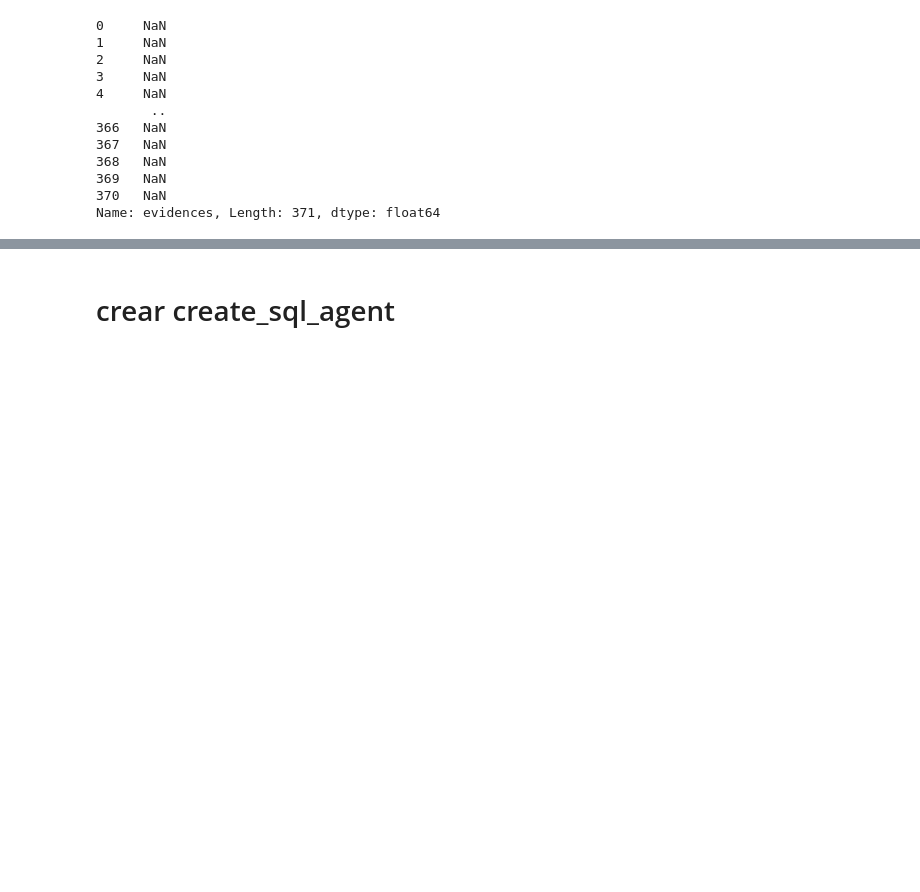
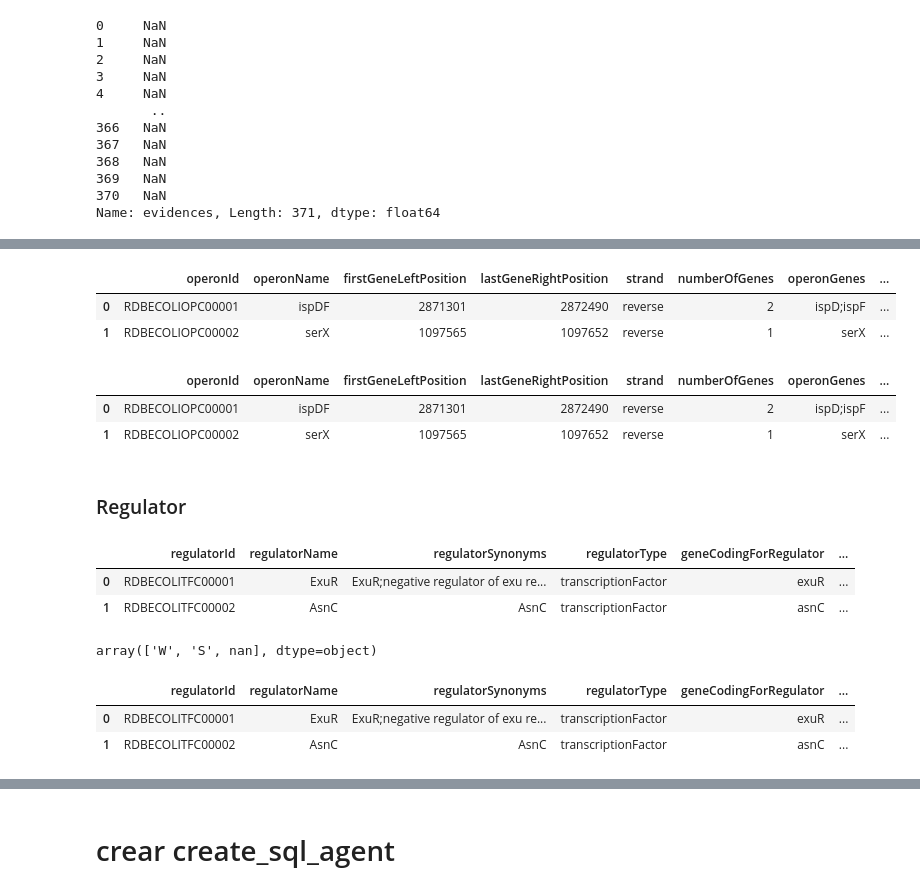
Before and after one commit to LeonelValencia/curso-langchain-qa-documents, a Jupyter notebook: notebooks/agente_sql.ipynb, the cells around one changed output, grey strips where cells are left out. Drawn from its saved outputs; the diff is of its cells as text; code cells hidden in the pictures; blank space fills up the shorter version.

```diff
--- a/notebooks/agente_sql.ipynb
+++ b/notebooks/agente_sql.ipynb
@@ -113,0 +156,6 @@ df_terminator.to_csv("../data/TerminatorSet.tsv", sep="\t", index=False)
+# %%
+df_operon.head(2)
+# %% [output]
+|  | operonId | operonName | firstGeneLeftPosition | lastGeneRightPosition | strand | numberOfGenes | operonGenes | ... |
+| 0 | RDBECOLIOPC00001 | ispDF | 2871301 | 2872490 | reverse | 2 | ispD;ispF | ... |
+| 1 | RDBECOLIOPC00002 | serX | 1097565 | 1097652 | reverse | 1 | serX | ... |
@@ -113,0 +164,20 @@ df_terminator.to_csv("../data/TerminatorSet.tsv", sep="\t", index=False)
+# %%
+df_operon = pd.read_csv("../data/OperonSet.tsv", sep="\t")
+df_operon.head(2)
+# %% [output]
+|  | operonId | operonName | firstGeneLeftPosition | lastGeneRightPosition | strand | numberOfGenes | operonGenes | ... |
+| 0 | RDBECOLIOPC00001 | ispDF | 2871301 | 2872490 | reverse | 2 | ispD;ispF | ... |
+| 1 | RDBECOLIOPC00002 | serX | 1097565 | 1097652 | reverse | 1 | serX | ... |
+# %% [markdown]
+### Regulator
+# %%
+df_regulator = pd.read_csv("../data/RegulatorSet.tsv", sep="\t")
+df_regulator.head(2)
+# %% [output]
+|  | regulatorId | regulatorName | regulatorSynonyms | regulatorType | geneCodingForRegulator | ... |
+| 0 | RDBECOLITFC00001 | ExuR | ExuR;negative regulator of exu re... | transcriptionFactor | exuR | ... |
+| 1 | RDBECOLITFC00002 | AsnC | AsnC | transcriptionFactor | asnC | ... |
+# %%
+df_regulator["confidenceLevel"].unique()
+# %% [output]
+array(['W', 'S', nan], dtype=object)
@@ -113,0 +188,7 @@ df_terminator.to_csv("../data/TerminatorSet.tsv", sep="\t", index=False)
+# %%
+df_regulator = pd.read_csv("../data/RegulatorSet.tsv", sep="\t")
+df_regulator.head(2)
+# %% [output]
+|  | regulatorId | regulatorName | regulatorSynonyms | regulatorType | geneCodingForRegulator | ... |
+| 0 | RDBECOLITFC00001 | ExuR | ExuR;negative regulator of exu re... | transcriptionFactor | exuR | ... |
+| 1 | RDBECOLITFC00002 | AsnC | AsnC | transcriptionFactor | asnC | ... |
```
Also changed, not shown: parts of 27 cells of this notebook, 5 other files.
